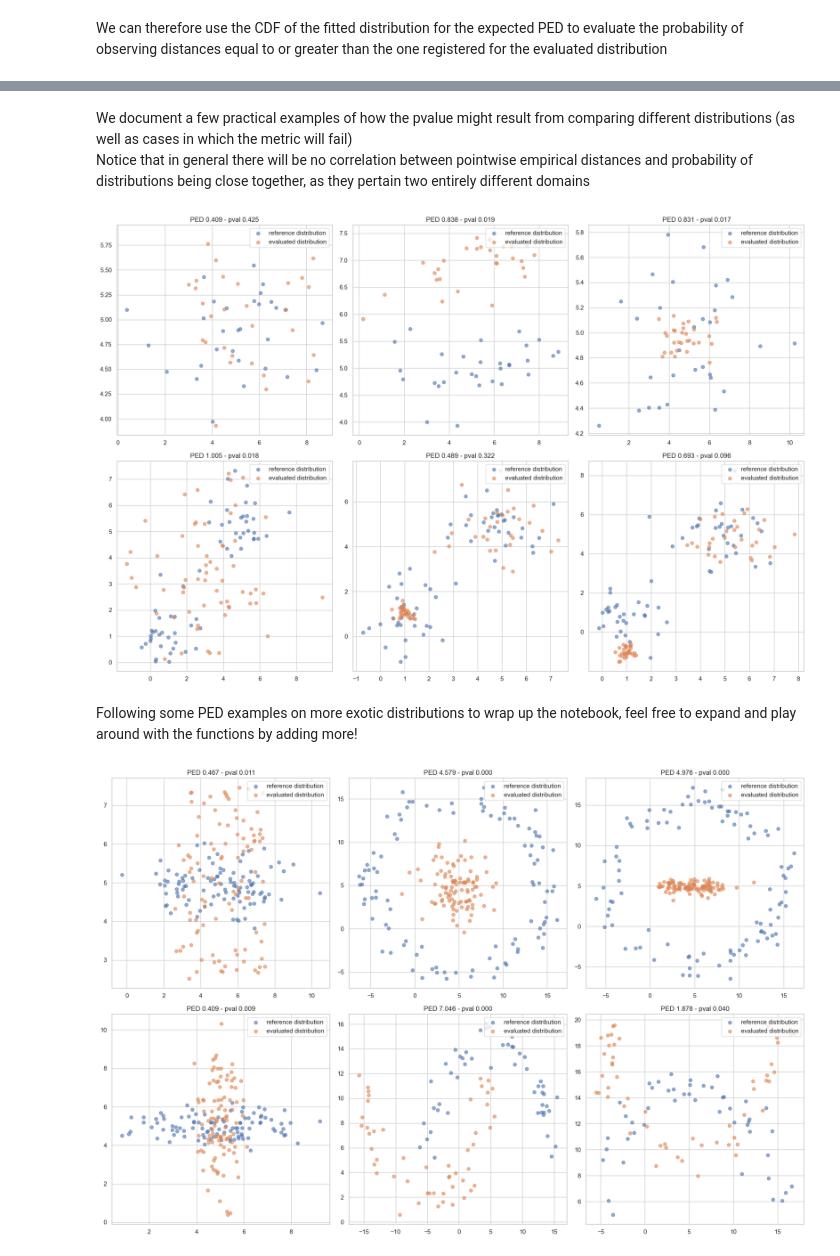
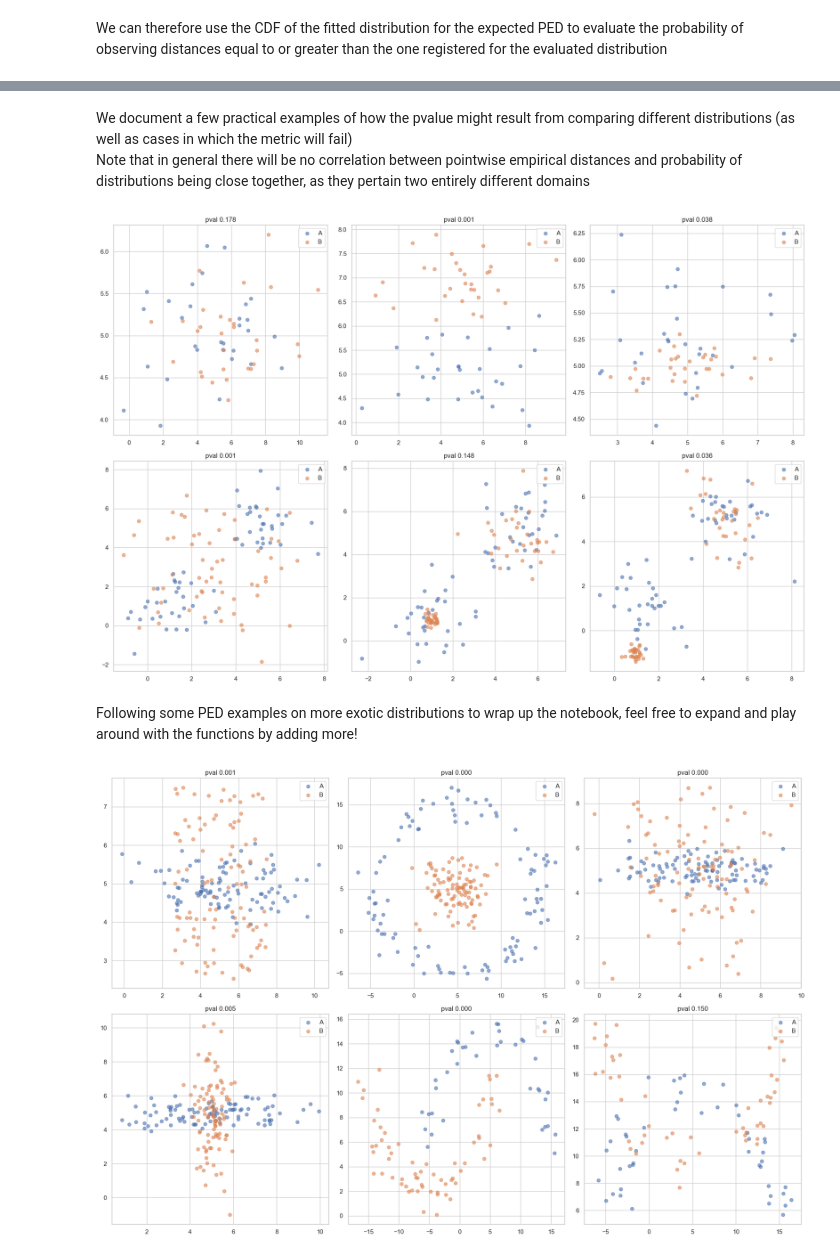
Before and after one commit to lazzaronico/cytobench, a Jupyter notebook: 1 understanding PED.ipynb, the cells around one changed output, grey strips where cells are left out. Cells and saved outputs as stored; diff of their text form; code cells hidden in the pictures.

```diff
--- a/1 understanding PED.ipynb
+++ b/1 understanding PED.ipynb
@@ -208,6 +242,6 @@ plt.show()
 # %% [markdown]
 We document a few practical examples of how the pvalue might result from comparing different distributions (as well as cases in which the metric will fail)
-Notice that in general there will be no correlation between pointwise empirical distances and probability of distributions being close together, as they pertain two entirely different domains
+Note that in general there will be no correlation between pointwise empirical distances and probability of distributions being close together, as they pertain two entirely different domains
 # %%
 # list of normal distributions to compare
 compare_dist = [
@@ -260,49 +294,47 @@ n_samples = 60
 
 for i in range(6):
 
-    # sample points from reference distribution
-    reference_distribution = np.concatenate([
+    # sample points from distribution A
+    dA = np.concatenate([
         np.array([np.random.normal(mean_x, scale_x, n_points), np.random.normal(mean_y, scale_y, n_points)]).T
         for mean_x, mean_y, scale_x, scale_y in compare_dist[i][0]
     ])
 
-    # sample points from evaluated distribution
-    evaluated_distribution = np.concatenate([
+    # sample points from distribution B
+    dB = np.concatenate([
         np.array([np.random.normal(mean_x, scale_x, n_points), np.random.normal(mean_y, scale_y, n_points)]).T
         for mean_x, mean_y, scale_x, scale_y in compare_dist[i][1]
     ])
 
-    # compute PED and pval
-    ped = compute_ped(reference_distribution, evaluated_distribution)
-    pval = 1 - distances_distribution(reference_distribution)[1].cdf(ped)
+    # compute pval
+    pval = ground_pval(dA, dB)
 
     # plot distributions
-    axes[i].scatter(reference_distribution[:,0], reference_distribution[:,1], alpha=0.6, label='reference distribution')
-    axes[i].scatter(evaluated_distribution[:,0], evaluated_distribution[:,1], alpha=0.6, label='evaluated distribution')
+    axes[i].scatter(dA[:,0], dA[:,1], alpha=0.6, label='A')
+    axes[i].scatter(dB[:,0], dB[:,1], alpha=0.6, label='B')
 
     axes[i].legend(loc='upper right')
-    axes[i].set_title(f'PED {ped:.3f} - pval {pval:.3f}')
+    axes[i].set_title(f'pval {pval:.3f}')
 
 plt.tight_layout()
 plt.show()
 # %% [output]
-[figure, old version]
+[figure, new version]
 # %% [markdown]
 Following some PED examples on more exotic distributions to wrap up the notebook, feel free to expand and play around with the functions by adding more!
 # %%
 # extract plotting function from above
-def compare_and_plot(axes, reference_distribution, evaluated_distribution):
+def compare_and_plot(axes, dA, dB):
 
     # compute PED and pval
-    ped = compute_ped(reference_distribution, evaluated_distribution)
-    pval = 1 - distances_distribution(reference_distribution)[1].cdf(ped)
+    pval = ground_pval(dA, dB)
 
     # plot distributions
-    axes.scatter(reference_distribution[:,0], reference_distribution[:,1], alpha=0.6, label='reference distribution')
-    axes.scatter(evaluated_distribution[:,0], evaluated_distribution[:,1], alpha=0.6, label='evaluated distribution')
+    axes.scatter(dA[:,0], dA[:,1], alpha=0.6, label='A')
+    axes.scatter(dB[:,0], dB[:,1], alpha=0.6, label='B')
 
     axes.legend(loc='upper right')
-    axes.set_title(f'PED {ped:.3f} - pval {pval:.3f}')
+    axes.set_title(f'pval {pval:.3f}')
 
 # make some plots
 fig, axes = plt.subplots(2, 3, figsize=(figsize*3, figsize*2))
@@ -311,56 +343,56 @@ axes = axes.flatten()
 n_points, plot_i = 100, 0
 
 # uniform vs normal, simple
-reference_distribution = np.array([np.random.normal(5, 2, n_points), np.random.normal(5, .5, n_points)]).T
-evaluated_distribution = np.array([np.random.uniform(2.5, 7.5, n_points), np.random.uniform(2.5, 7.5, n_points)]).T
+dA = np.array([np.random.normal(5, 2, n_points), np.random.normal(5, .5, n_points)]).T
+dB = np.array([np.random.uniform(2.5, 7.5, n_points), np.random.uniform(2.5, 7.5, n_points)]).T
 
-compare_and_plot(axes[plot_i], reference_distribution, evaluated_distribution); plot_i += 1
+compare_and_plot(axes[plot_i], dA, dB); plot_i += 1
 
 # bullseye distribution
 angles = np.random.uniform(0, 2 * np.pi, n_points)
 radii = np.random.normal(10, 1, n_points)
 
-reference_distribution = np.vstack((radii * np.cos(angles), radii * np.sin(angles))).T + 5
-evaluated_distribution = np.array([np.random.normal(5, 2, n_points), np.random.normal(5, 2, n_points)]).T
+dA = np.vstack((radii * np.cos(angles), radii * np.sin(angles))).T + 5
+dB = np.array([np.random.normal(5, 2, n_points), np.random.normal(5, 2, n_points)]).T
 
-compare_and_plot(axes[plot_i], reference_distribution, evaluated_distribution); plot_i += 1
+compare_and_plot(axes[plot_i], dA, dB); plot_i += 1
 
 # flattened bullseye
 angles = np.random.uniform(0, 2 * np.pi, n_points)
 radii = np.random.normal(10, 1, n_points)
 
-reference_distribution = np.vstack((radii * np.cos(angles), radii * np.sin(angles))).T + 5
-evaluated_distribution = np.array([np.random.normal(5, 2, n_points), np.random.normal(5, .5, n_points)]).T
+dA = np.vstack((radii * np.cos(angles), radii * np.sin(angles))).T + 5
+dA = np.array([np.random.normal(5, 2, n_points), np.random.normal(5, .5, n_points)]).T
 
-compare_and_plot(axes[plot_i], reference_distribution, evaluated_distribution); plot_i += 1
+compare_and_plot(axes[plot_i], dA, dB); plot_i += 1
 
 # uniform vs normal
-reference_distribution = np.array([np.random.normal(5, 2, n_points), np.random.normal(5, .5, n_points)]).T
-evaluated_distribution = np.array([np.random.normal(5, .5, n_points), np.random.normal(5, 2, n_points)]).T
+dA = np.array([np.random.normal(5, 2, n_points), np.random.normal(5, .5, n_points)]).T
+dB = np.array([np.random.normal(5, .5, n_points), np.random.normal(5, 2, n_points)]).T
 
-compare_and_plot(axes[plot_i], reference_distribution, evaluated_distribution); plot_i += 1
+compare_and_plot(axes[plot_i], dA, dB); plot_i += 1
 
 # non intersecting Us
 angles = np.random.uniform(0, 2 * np.pi, n_points)
 radii = np.random.normal(10, 1, n_points)
 mask = angles < np.pi  # split into two distributions
 
-reference_distribution = np.vstack((radii[mask] * np.cos(angles[mask]), radii[mask] * np.sin(angles[mask]))).T + 5
-evaluated_distribution = np.vstack((radii[~mask] * np.cos(angles[~mask]), radii[~mask] * np.sin(angles[~mask]))).T + [-5, 12]
+dA = np.vstack((radii[mask] * np.cos(angles[mask]), radii[mask] * np.sin(angles[mask]))).T + 5
+dB = np.vstack((radii[~mask] * np.cos(angles[~mask]), radii[~mask] * np.sin(angles[~mask]))).T + [-5, 12]
 
-compare_and_plot(axes[plot_i], reference_distribution, evaluated_distribution); plot_i += 1
+compare_and_plot(axes[plot_i], dA, dB); plot_i += 1
 
 # intersecting Us
 angles = np.random.uniform(0, 2 * np.pi, n_points)
 radii = np.random.normal(10, 1, n_points)
 mask = angles < np.pi  # split into two distributions
 
-reference_distribution = np.vstack((radii[mask] * np.cos(angles[mask]), radii[mask] * np.sin(angles[mask]))).T + 5
-evaluated_distribution = np.vstack((radii[~mask] * np.cos(angles[~mask]), radii[~mask] * np.sin(angles[~mask]))).T + [5, 20]
+dA = np.vstack((radii[mask] * np.cos(angles[mask]), radii[mask] * np.sin(angles[mask]))).T + 5
+dB = np.vstack((radii[~mask] * np.cos(angles[~mask]), radii[~mask] * np.sin(angles[~mask]))).T + [5, 20]
 
-compare_and_plot(axes[plot_i], reference_distribution, evaluated_distribution); plot_i += 1
+compare_and_plot(axes[plot_i], dA, dB); plot_i += 1
 
 plt.tight_layout()
 plt.show()
 # %% [output]
-[figure, old version]
+[figure, new version]
```
Also changed, not shown: parts of 11 cells of this notebook.
